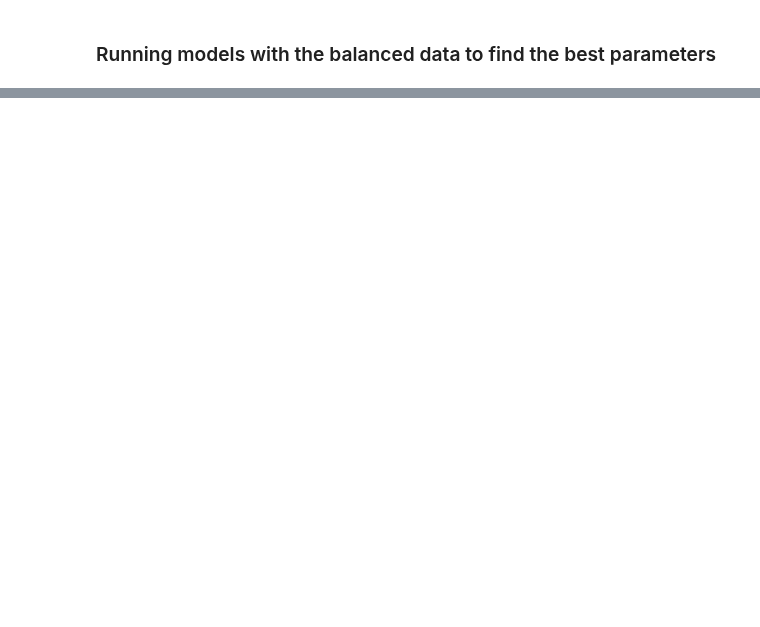
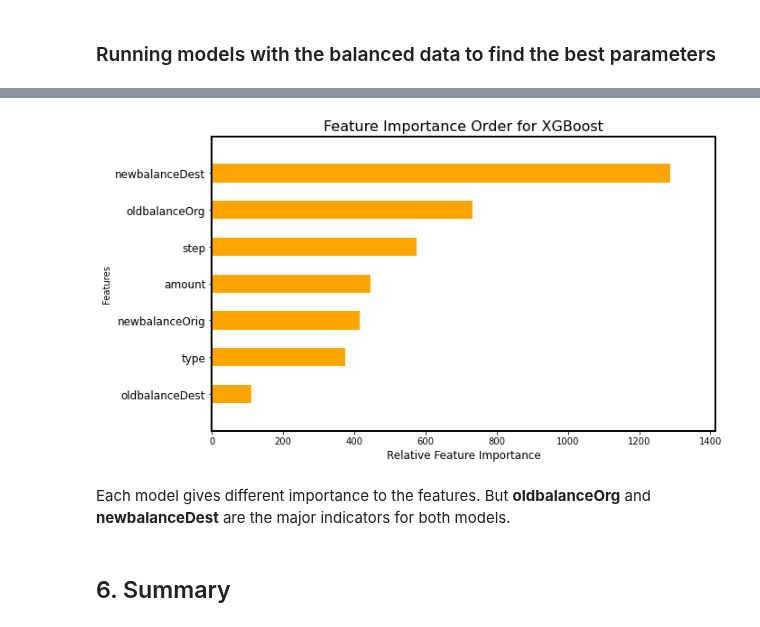
Before and after one commit to gn004422363/Buzz_Logic, a Jupyter notebook: buzz_logic.ipynb, the cells around one changed output, grey strips where cells are left out. Drawn from its saved outputs; the diff is of its cells as text; code cells hidden in the pictures; blank space fills up the shorter version.

```diff
--- a/buzz_logic.ipynb
+++ b/buzz_logic.ipynb
@@ -631,0 +731,3 @@ We can see that the performance of both models had changed dramatically. It is b
+# %%
+# Running XGBClassifier with best parameters
+run_model(xgb_model, X_train2, y_train2, X_test2, y_test2)
@@ -631,0 +751,11 @@ We can see that the performance of both models had changed dramatically. It is b
+# %%
+# View previous class distribution
+print(target2.value_counts())
+
+# Resample data ONLY using training data
+oversample = SMOTE()
+X_resampled2, y_resampled2 = oversample.fit_resample(X_train2, y_train2)
+
+# View synthetic sample class distribution
+print(pd.Series(y_resampled2).value_counts())
+X_train2, X_test2, y_train2, y_test2 = train_test_split(features2, target2, test_size=0.2)
@@ -631,0 +771,3 @@ We can see that the performance of both models had changed dramatically. It is b
+# %%
+# Running RandomForestClassifier with best parameters
+run_model(rf_model, X_train2, y_train2,X_test2, y_test2)
@@ -631,0 +789,3 @@ We can see that the performance of both models had changed dramatically. It is b
+# %%
+# Running XGBClassifier with best parameters
+run_model(xgb_model, X_train2, y_train2,X_test2, y_test2)
@@ -631,0 +860,20 @@ We can see that the performance of both models had changed dramatically. It is b
+# %%
+# Plot the important features - based on XGBOOST
+from xgboost import plot_importance
+
+fig = plt.figure(figsize = (10, 6))
+ax = fig.add_subplot(111)
+colours = plt.cm.Set1(np.linspace(0, 1, 9))
+ax = plot_importance(xgb_model, height = 0.5, color = 'orange', grid = False, \
+                     show_values = False, importance_type = 'cover', ax = ax);
+for axis in ['top','bottom','left','right']:
+            ax.spines[axis].set_linewidth(2)
+ax.set_xlabel('Relative Feature Importance', size=12);
+ax.set_yticklabels(ax.get_yticklabels(), size = 12);
+ax.set_title('Feature Importance Order for XGBoost', size = 16);
+# %% [output]
+[figure, added]
+# %% [markdown]
+Each model gives different importance to the features. But **oldbalanceOrg** and **newbalanceDest** are the major indicators for both models.
+# %% [markdown]
+## 6. Summary
```
Also changed, not shown: parts of 36 cells of this notebook.
